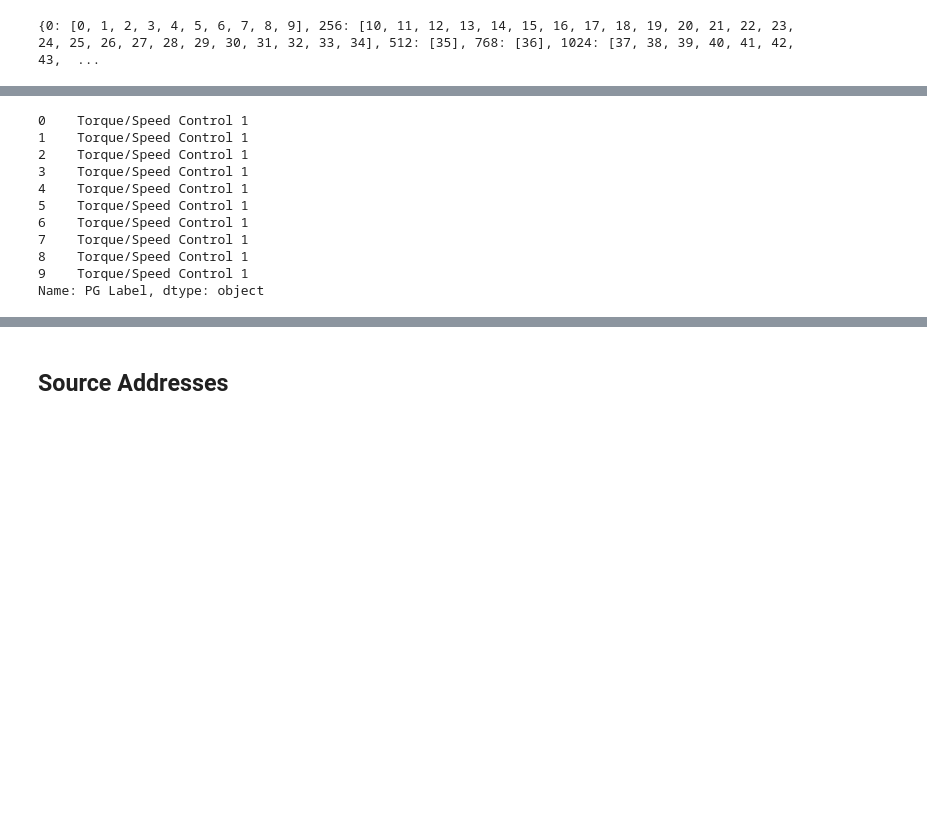
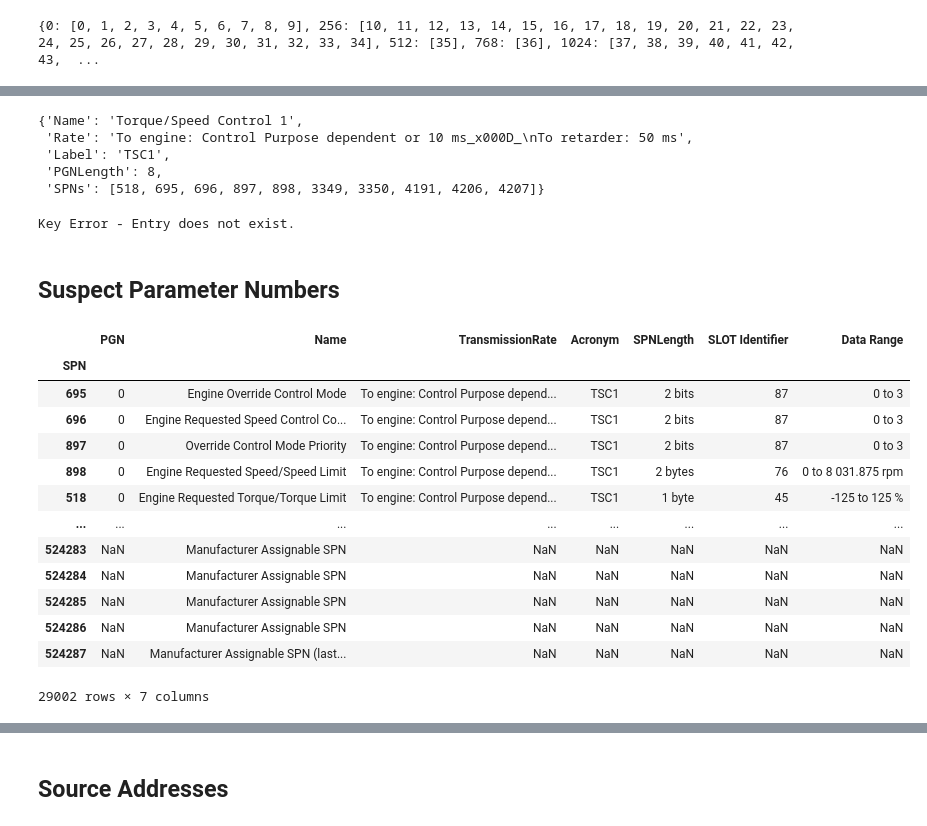
Before and after one commit to SystemsCyber/J1939DB, a Jupyter notebook: J1939 Digital Annex to JSON.ipynb, the cells around one changed output, grey strips where cells are left out. Drawn from its saved outputs; the diff is of its cells as text; code cells hidden in the pictures; blank space fills up the shorter version.

```diff
--- a/J1939 Digital Annex to JSON.ipynb
+++ b/J1939 Digital Annex to JSON.ipynb
@@ -159,14 +203,17 @@ pgn_dict[652]
-# %%
-png = 65265
-# %% [output]
-0    Torque/Speed Control 1
-1    Torque/Speed Control 1
-2    Torque/Speed Control 1
-3    Torque/Speed Control 1
-4    Torque/Speed Control 1
-5    Torque/Speed Control 1
-6    Torque/Speed Control 1
-7    Torque/Speed Control 1
-8    Torque/Speed Control 1
-9    Torque/Speed Control 1
-Name: PG Label, dtype: object
+# %%
+pgn_dict[0]
+# %% [output]
+{'Name': 'Torque/Speed Control 1',
+ 'Rate': 'To engine: Control Purpose dependent or 10 ms_x000D_\nTo retarder: 50 ms',
+ 'Label': 'TSC1',
+ 'PGNLength': 8,
+ 'SPNs': [518, 695, 696, 897, 898, 3349, 3350, 4191, 4206, 4207]}
+# %%
+try:
+    pgn_dict[1]
+except KeyError:
+    print("Key Error - Entry does not exist.")
+# %% [output]
+Key Error - Entry does not exist.
+# %% [markdown]
+## Suspect Parameter Numbers
@@ -172,0 +222,34 @@ Name: PG Label, dtype: object
+# %%
+reduced_spns = spn_df.drop_duplicates('SPN')[['SPN',
+                                              'PGN',
+                                              'SP Label',
+                                              'Transmission Rate',
+                                              'PG Acronym',
+                                              'SP Length',
+                                              'SLOT Identifier',
+                                              'Data Range'
+                                             ]]
+reduced_spns.dropna(how='any',subset=["SPN"],inplace=True)
+reduced_spns.set_index('SPN',inplace=True)
+reduced_spns.rename(columns={'SP Label': 'Name',
+                             'PG Acronym': 'Acronym',
+                             'PG Data Length':'PGNLength',
+                             'SP Length':'SPNLength',
+                             'Transmission Rate':"TransmissionRate"},
+                    inplace=True)
+reduced_spns
+# %% [output]
+|  | PGN | Name | TransmissionRate | Acronym | SPNLength | SLOT Identifier | Data Range |
+| SPN |  |  |  |  |  |  |  |
+| 695 | 0 | Engine Override Control Mode | To engine: Control Purpose depend... | TSC1 | 2 bits | 87 | 0 to 3 |
+| 696 | 0 | Engine Requested Speed Control Co... | To engine: Control Purpose depend... | TSC1 | 2 bits | 87 | 0 to 3 |
+| 897 | 0 | Override Control Mode Priority | To engine: Control Purpose depend... | TSC1 | 2 bits | 87 | 0 to 3 |
+| 898 | 0 | Engine Requested Speed/Speed Limit | To engine: Control Purpose depend... | TSC1 | 2 bytes | 76 | 0 to 8 031.875 rpm |
+| 518 | 0 | Engine Requested Torque/Torque Limit | To engine: Control Purpose depend... | TSC1 | 1 byte | 45 | -125 to 125 % |
+| ... | ... | ... | ... | ... | ... | ... | ... |
+| 524283 | NaN | Manufacturer Assignable SPN | NaN | NaN | NaN | NaN | NaN |
+| 524284 | NaN | Manufacturer Assignable SPN | NaN | NaN | NaN | NaN | NaN |
+| 524285 | NaN | Manufacturer Assignable SPN | NaN | NaN | NaN | NaN | NaN |
+| 524286 | NaN | Manufacturer Assignable SPN | NaN | NaN | NaN | NaN | NaN |
+| 524287 | NaN | Manufacturer Assignable SPN (last... | NaN | NaN | NaN | NaN | NaN |
+29002 rows × 7 columns
```
Also changed, not shown: parts of 24 cells of this notebook.
